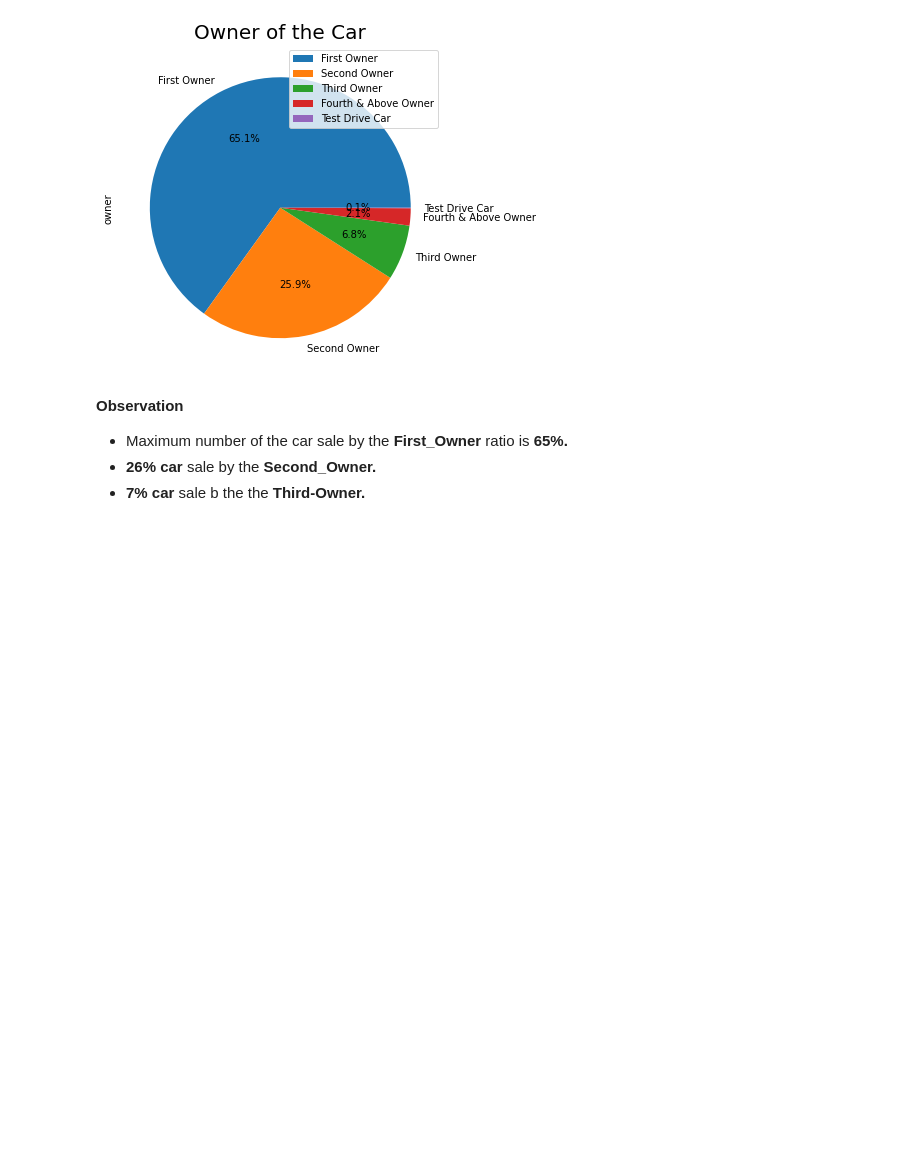
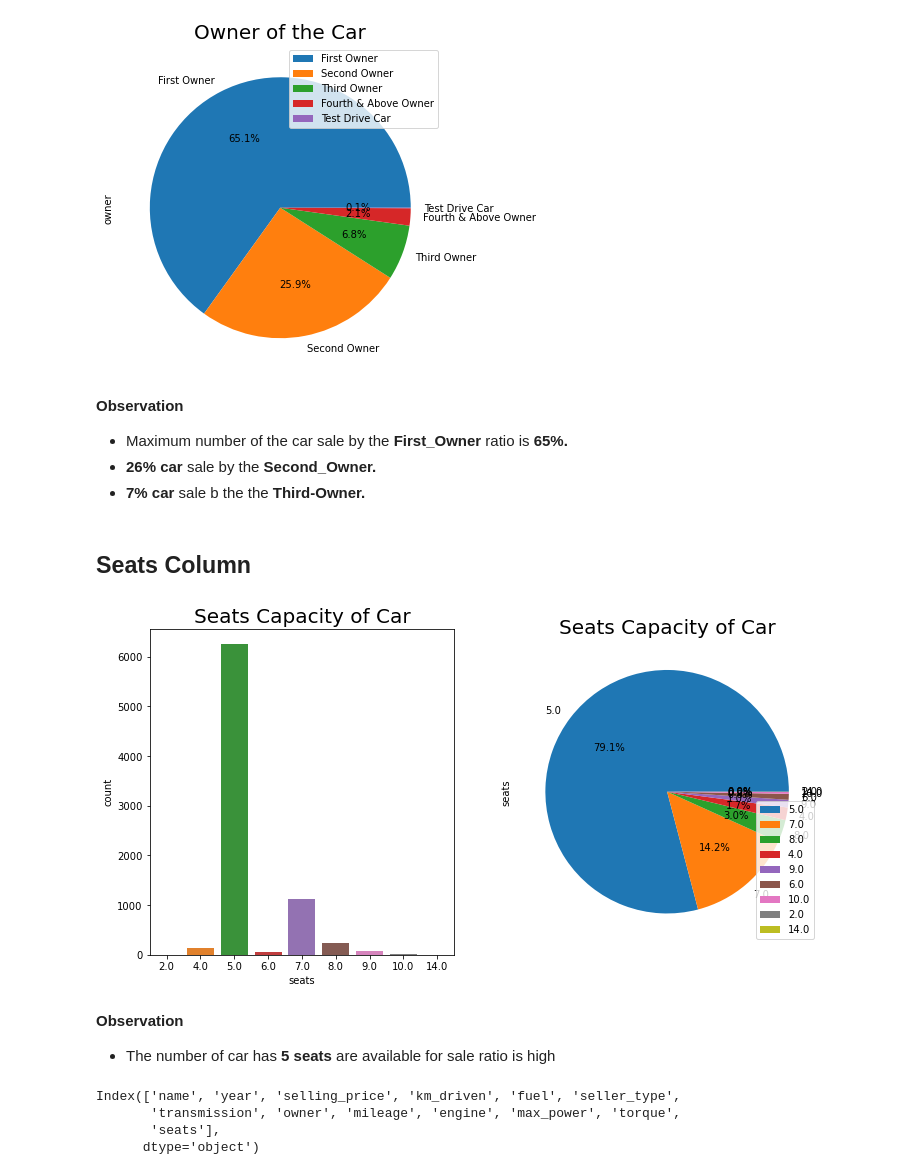
Before and after one commit to Sialsanwal/Data-Science, a Jupyter notebook: Machine learning Model/Regression Model/Project 1/Car Price EDA.ipynb, the cells around one changed output. Cells and saved outputs as stored; diff of their text form; code cells hidden in the pictures; blank space fills up the shorter version.

```diff
--- a/Machine learning Model/Regression Model/Project 1/Car Price EDA.ipynb
+++ b/Machine learning Model/Regression Model/Project 1/Car Price EDA.ipynb
@@ -216,3 +227,27 @@ plt.show()
 - Maximum number of the car sale by the **First_Owner** ratio is **65%.**
 - **26% car** sale by the **Second_Owner.**
 - **7% car** sale b the the **Third-Owner.**
+# %% [markdown]
+## Seats Column
+# %%
+plt.figure(figsize=(12,6))
+plt.subplot(1,2,1)
+sns.countplot(data=df,x=df.seats)
+plt.title("Seats Capacity of Car",fontsize=20)
+plt.subplot(1,2,2)
+df.seats.value_counts().plot(kind='pie',autopct='%.1f%%')
+plt.title("Seats Capacity of Car",fontsize=20)
+plt.legend(loc=4)
+plt.show()
+# %% [output]
+[figure, added]
+# %% [markdown]
+**Observation**
+- The number of car has **5 seats** are available for sale ratio is high
+# %%
+df.columns
+# %% [output]
+Index(['name', 'year', 'selling_price', 'km_driven', 'fuel', 'seller_type',
+       'transmission', 'owner', 'mileage', 'engine', 'max_power', 'torque',
+       'seats'],
+      dtype='object')
```
Also changed, not shown: parts of 6 cells of this notebook.
